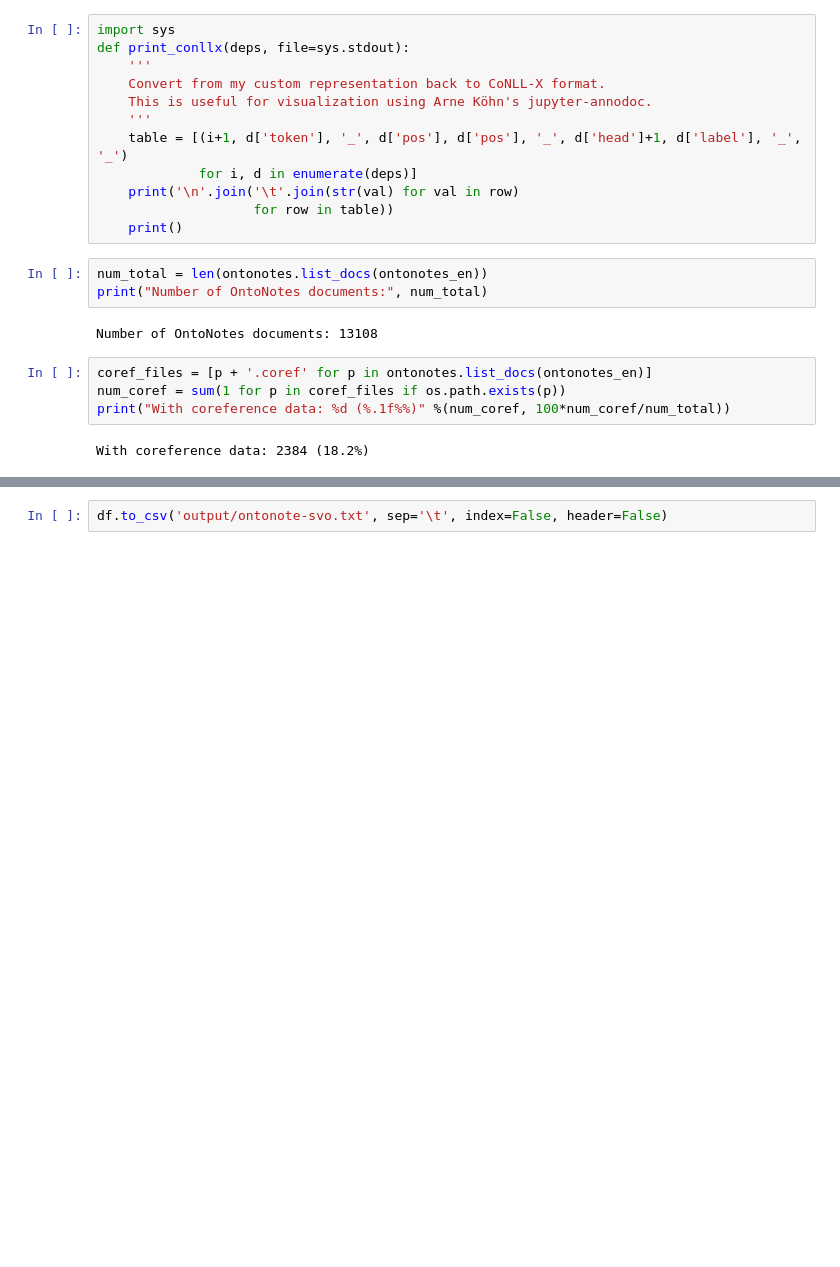
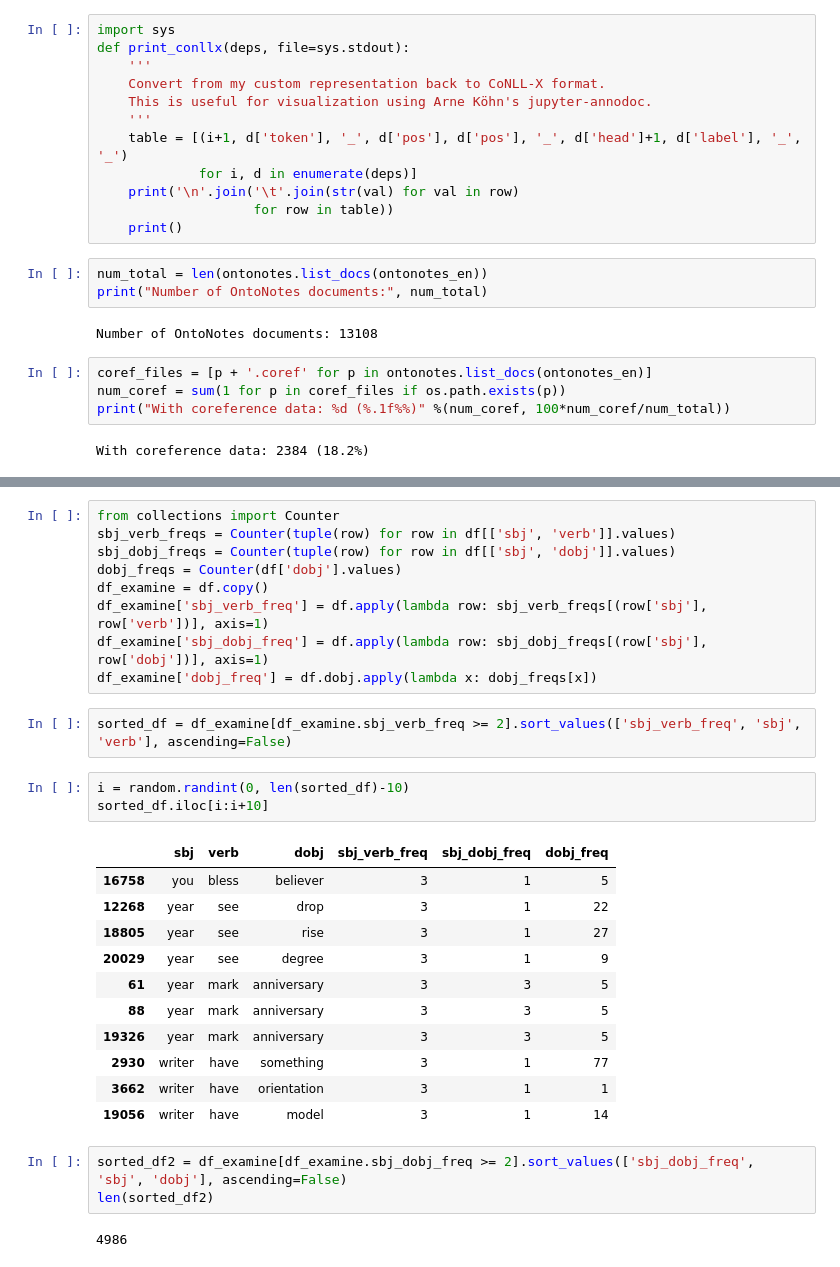
Before and after one commit to cltl/hpsp, a Jupyter notebook: notebook/extracting-triples.ipynb, the cells around one changed output, grey strips where cells are left out. Saved outputs shown, nothing was run; the diff lists cells and outputs as text; blank space fills up the shorter version.

```diff
--- a/notebook/extracting-triples.ipynb
+++ b/notebook/extracting-triples.ipynb
@@ -125,2 +169,31 @@ df['dobj'].value_counts().head(30).plot('bar')
-# %%
-df.to_csv('output/ontonote-svo.txt', sep='\t', index=False, header=False)
+# %%
+from collections import Counter
+sbj_verb_freqs = Counter(tuple(row) for row in df[['sbj', 'verb']].values)
+sbj_dobj_freqs = Counter(tuple(row) for row in df[['sbj', 'dobj']].values)
+dobj_freqs = Counter(df['dobj'].values)
+df_examine = df.copy()
+df_examine['sbj_verb_freq'] = df.apply(lambda row: sbj_verb_freqs[(row['sbj'], row['verb'])], axis=1)
+df_examine['sbj_dobj_freq'] = df.apply(lambda row: sbj_dobj_freqs[(row['sbj'], row['dobj'])], axis=1)
+df_examine['dobj_freq'] = df.dobj.apply(lambda x: dobj_freqs[x])
+# %%
+sorted_df = df_examine[df_examine.sbj_verb_freq >= 2].sort_values(['sbj_verb_freq', 'sbj', 'verb'], ascending=False)
+# %%
+i = random.randint(0, len(sorted_df)-10)
+sorted_df.iloc[i:i+10]
+# %% [output]
+|  | sbj | verb | dobj | sbj_verb_freq | sbj_dobj_freq | dobj_freq |
+| 16758 | you | bless | believer | 3 | 1 | 5 |
+| 12268 | year | see | drop | 3 | 1 | 22 |
+| 18805 | year | see | rise | 3 | 1 | 27 |
+| 20029 | year | see | degree | 3 | 1 | 9 |
+| 61 | year | mark | anniversary | 3 | 3 | 5 |
+| 88 | year | mark | anniversary | 3 | 3 | 5 |
+| 19326 | year | mark | anniversary | 3 | 3 | 5 |
+| 2930 | writer | have | something | 3 | 1 | 77 |
+| 3662 | writer | have | orientation | 3 | 1 | 1 |
+| 19056 | writer | have | model | 3 | 1 | 14 |
+# %%
+sorted_df2 = df_examine[df_examine.sbj_dobj_freq >= 2].sort_values(['sbj_dobj_freq', 'sbj', 'dobj'], ascending=False)
+len(sorted_df2)
+# %% [output]
+4986
```
Also changed, not shown: parts of 25 cells of this notebook, 13 other files.
